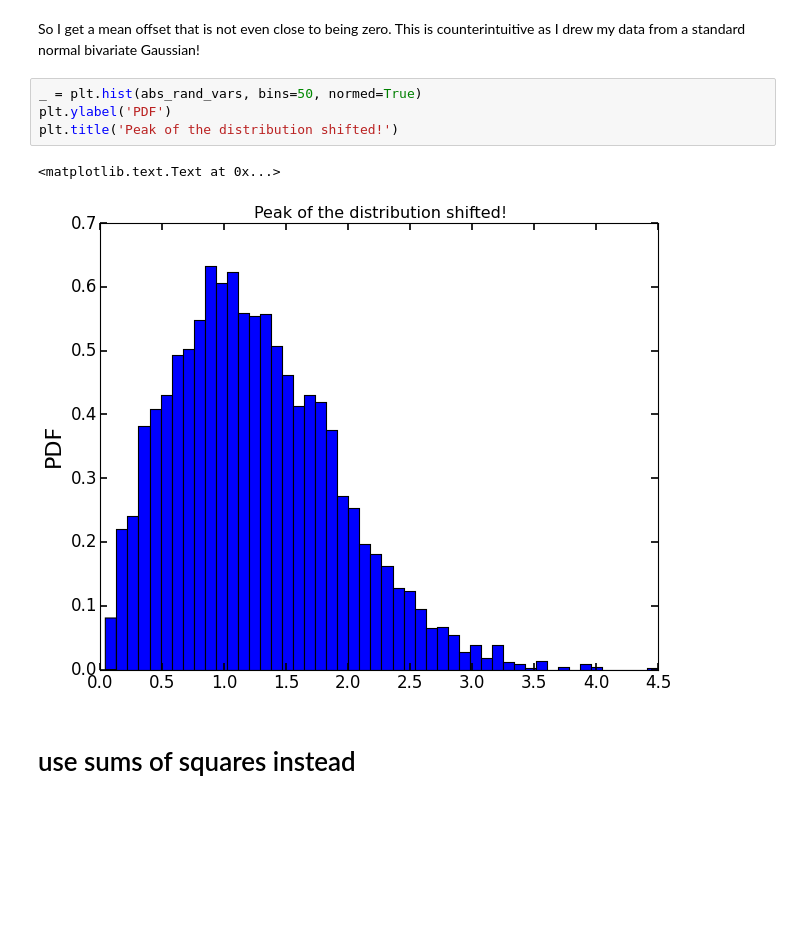
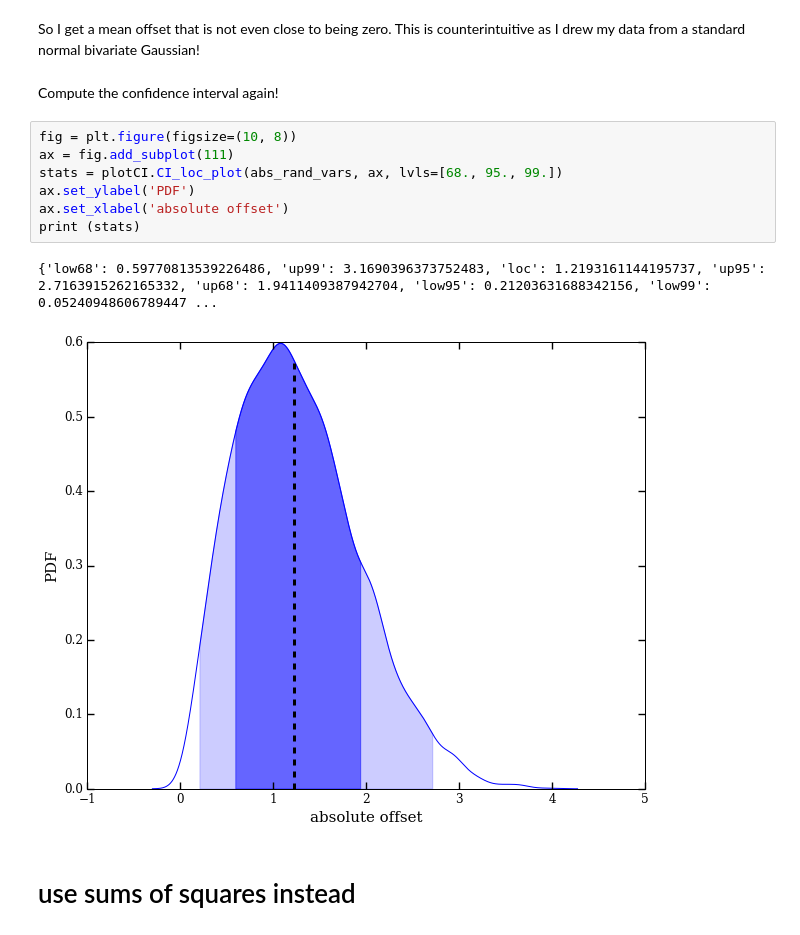
Before and after one commit to karenyyng/galaxy_DM_offset, a Jupyter notebook: code/analyses/cartesian-to-polar-coordinates.ipynb, the cells around one changed output. Drawn from its saved outputs; the diff is of its cells as text; blank space fills up the shorter version.

```diff
--- a/code/analyses/cartesian-to-polar-coordinates.ipynb
+++ b/code/analyses/cartesian-to-polar-coordinates.ipynb
@@ -126,12 +147,17 @@ np.mean(abs_rand_vars)
 # %% [markdown]
 So I get a mean offset that is not even close to being zero. This is counterintuitive as I drew my data from a standard normal bivariate Gaussian!
-# %%
-_ = plt.hist(abs_rand_vars, bins=50, normed=True)
-plt.ylabel('PDF')
-plt.title('Peak of the distribution shifted!')
-# %% [output]
-<matplotlib.text.Text at 0x...>
-[figure, removed]
+# %% [markdown]
+Compute the confidence interval again!
+# %%
+fig = plt.figure(figsize=(10, 8))
+ax = fig.add_subplot(111)
+stats = plotCI.CI_loc_plot(abs_rand_vars, ax, lvls=[68., 95., 99.])
+ax.set_ylabel('PDF')
+ax.set_xlabel('absolute offset')
+print (stats)
+# %% [output]
+{'low68': 0.59770813539226486, 'up99': 3.1690396373752483, 'loc': 1.2193161144195737, 'up95': 2.7163915262165332, 'up68': 1.9411409387942704, 'low95': 0.21203631688342156, 'low99': 0.05240948606789447 ...
+[figure, added]
 # %% [markdown]
 # use sums of squares instead
 # %% [markdown]
```
Also changed, not shown: parts of 12 cells of this notebook, 9 other files.
